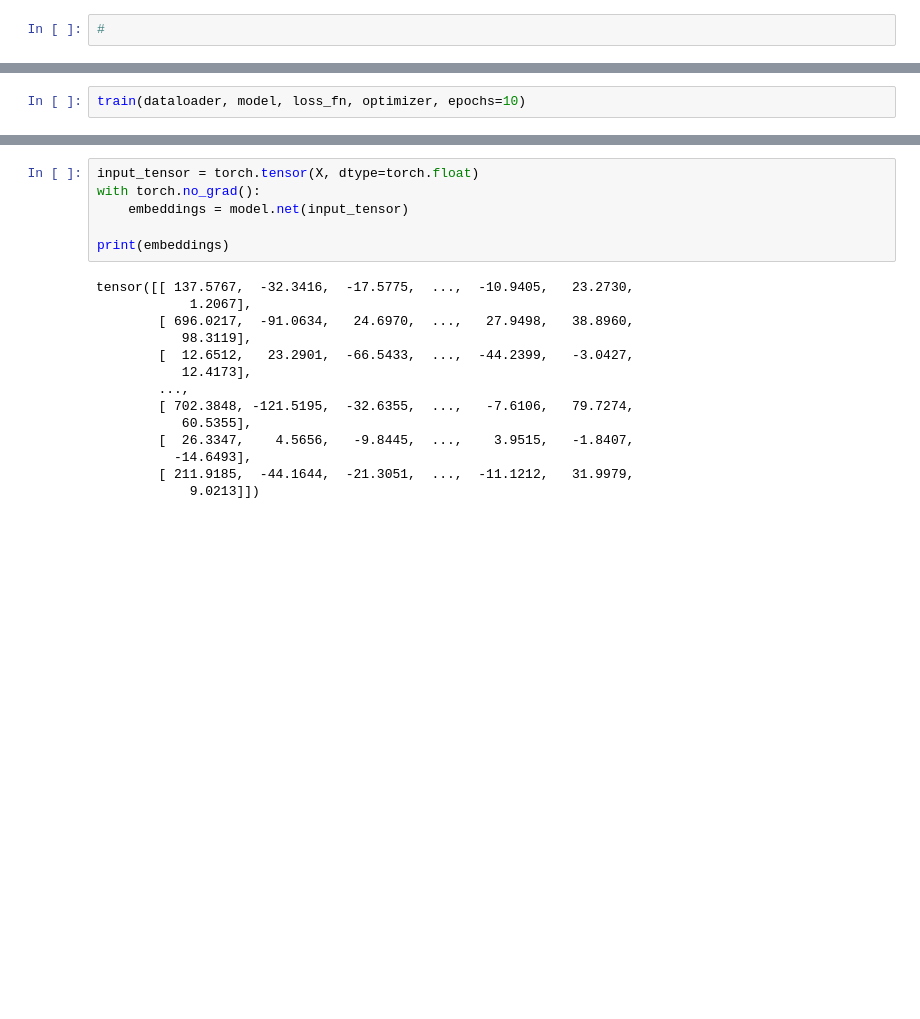
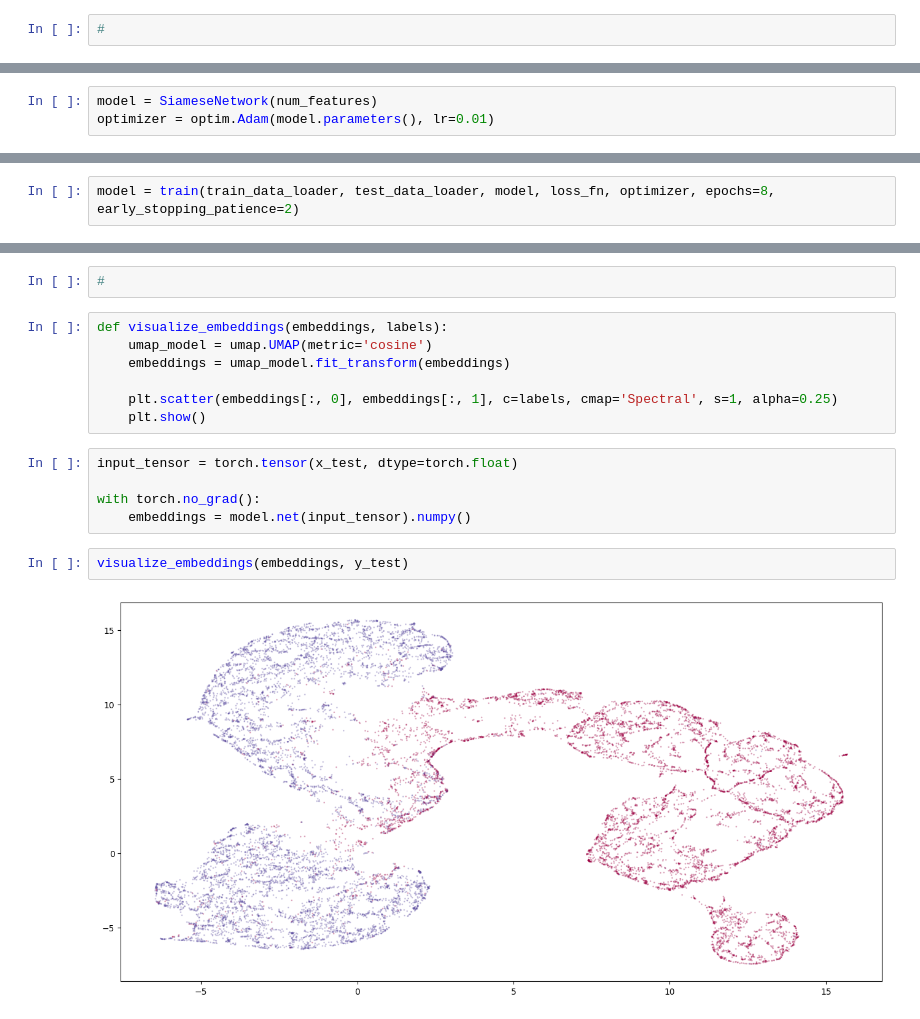
Before and after one commit to avchauzov/graph_performance_embeddings, a Jupyter notebook: test.ipynb, the cells around one changed output, grey strips where cells are left out. Drawn from its saved outputs; the diff is of its cells as text; blank space fills up the shorter version.

Commit message:
added test and early_stopping

```diff
--- a/test.ipynb
+++ b/test.ipynb
@@ -94,0 +98,3 @@ optimizer = optim.Adam(model.parameters(), lr=0.01)
+# %%
+model = SiameseNetwork(num_features)
+optimizer = optim.Adam(model.parameters(), lr=0.01)
@@ -113,3 +154,3 @@ def train(dataloader, model, loss_fn, optimizer, epochs):
 # %%
-train(dataloader, model, loss_fn, optimizer, epochs=10)
+model = train(train_data_loader, test_data_loader, model, loss_fn, optimizer, epochs=8, early_stopping_patience=2)
 # %% [output]
@@ -126,20 +165,18 @@ Epoch 10, Loss: 0.08550605485177527
+# %%
+#
+# %%
+def visualize_embeddings(embeddings, labels):
+	umap_model = umap.UMAP(metric='cosine')
+	embeddings = umap_model.fit_transform(embeddings)
+
+	plt.scatter(embeddings[:, 0], embeddings[:, 1], c=labels, cmap='Spectral', s=1, alpha=0.25)
+	plt.show()
+# %%
+input_tensor = torch.tensor(x_test, dtype=torch.float)
+
+with torch.no_grad():
+	embeddings = model.net(input_tensor).numpy()
 # %%
-input_tensor = torch.tensor(X, dtype=torch.float)
-with torch.no_grad():
-	embeddings = model.net(input_tensor)
-
-print(embeddings)
+visualize_embeddings(embeddings, y_test)
 # %% [output]
-tensor([[ 137.5767,  -32.3416,  -17.5775,  ...,  -10.9405,   23.2730,
-            1.2067],
-        [ 696.0217,  -91.0634,   24.6970,  ...,   27.9498,   38.8960,
-           98.3119],
-        [  12.6512,   23.2901,  -66.5433,  ...,  -44.2399,   -3.0427,
-           12.4173],
-        ...,
-        [ 702.3848, -121.5195,  -32.6355,  ...,   -7.6106,   79.7274,
-           60.5355],
-        [  26.3347,    4.5656,   -9.8445,  ...,    3.9515,   -1.8407,
-          -14.6493],
-        [ 211.9185,  -44.1644,  -21.3051,  ...,  -11.1212,   31.9979,
-            9.0213]])
+[figure, added]
```
Also changed, not shown: parts of 12 cells of this notebook.
